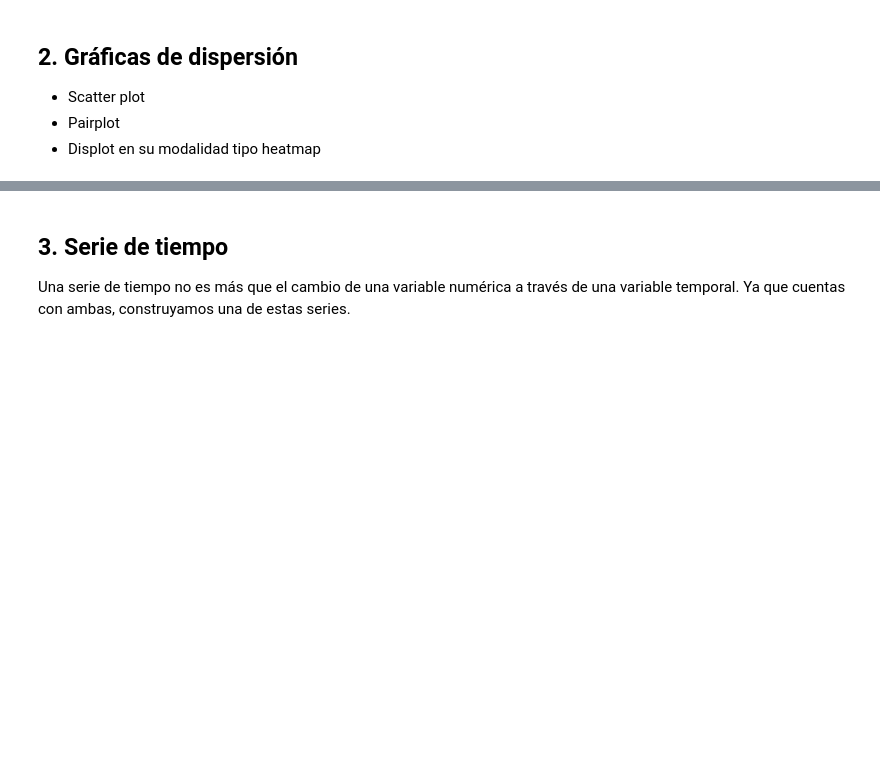
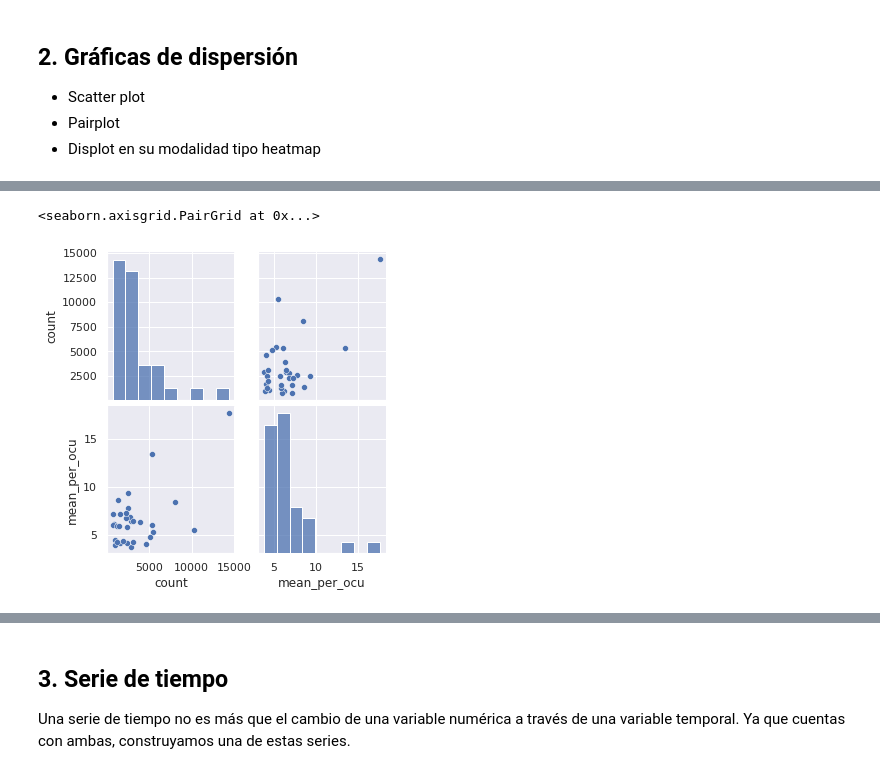
Before and after one commit to DanielEduardoLopez/DEVF-DataVisualization, a Jupyter notebook: Part2_Challenge_INEGI.ipynb, the cells around one changed output, grey strips where cells are left out. Cells and saved outputs as stored; diff of their text form; code cells hidden in the pictures; blank space fills up the shorter version.

```diff
--- a/Part2_Challenge_INEGI.ipynb
+++ b/Part2_Challenge_INEGI.ipynb
@@ -210,0 +240,7 @@ sns.pairplot(data = df_scatter,
+# %%
+# Pairplot con el número de organizaciones vs. promedio de personas ocupadas por entidad
+sns.pairplot(data = df_scatter_entidad,
+                )
+# %% [output]
+<seaborn.axisgrid.PairGrid at 0x...>
+[figure, added]
```
Also changed, not shown: parts of 43 cells of this notebook.
